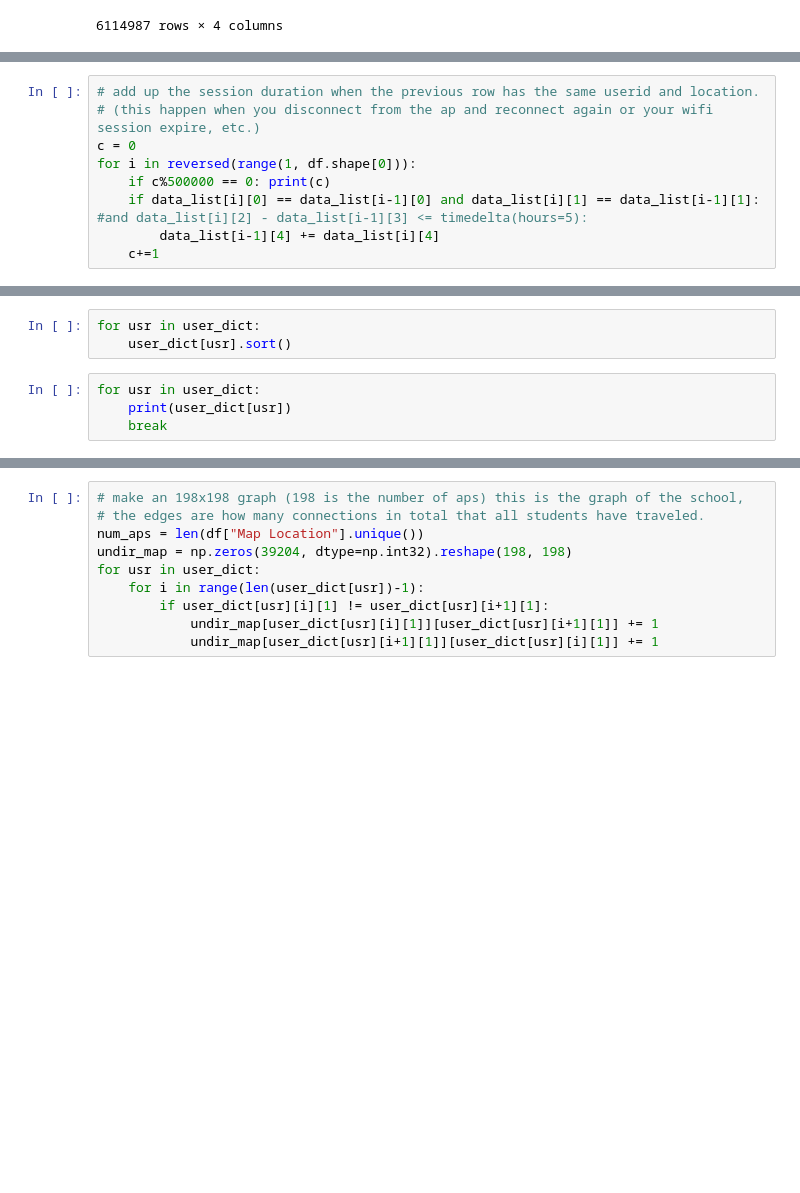
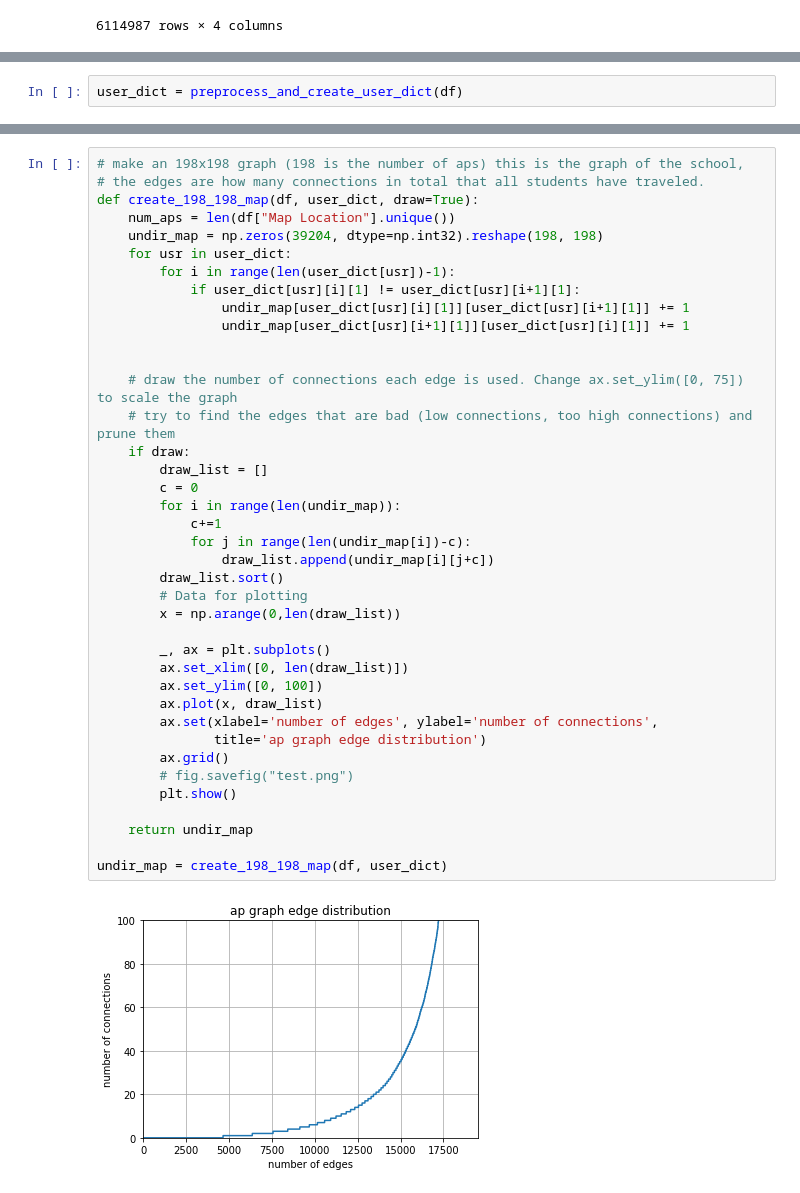
Before and after one commit to tninh/Online-Mobility-Pattern-Prediction, a Jupyter notebook: feature_extraction-Copy3.ipynb, the cells around one changed output, grey strips where cells are left out. Drawn from its saved outputs; the diff is of its cells as text; blank space fills up the shorter version.

```diff
--- a/feature_extraction-Copy3.ipynb
+++ b/feature_extraction-Copy3.ipynb
@@ -141,9 +168,0 @@ data_list = sorted(data_list, key=lambda element: (element[0], element[2]))
-# %%
-# add up the session duration when the previous row has the same userid and location.
-# (this happen when you disconnect from the ap and reconnect again or your wifi session expire, etc.)
-c = 0
-for i in reversed(range(1, df.shape[0])):
-    if c%500000 == 0: print(c)
-    if data_list[i][0] == data_list[i-1][0] and data_list[i][1] == data_list[i-1][1]: #and data_list[i][2] - data_list[i-1][3] <= timedelta(hours=5):
-        data_list[i-1][4] += data_list[i][4]
-    c+=1
@@ -199,7 +168,0 @@ for row in final_data_list:
-# %%
-for usr in user_dict:
-    user_dict[usr].sort()
-# %%
-for usr in user_dict:
-    print(user_dict[usr])
-    break
@@ -207,0 +169,2 @@ for usr in user_dict:
+# %%
+user_dict = preprocess_and_create_user_dict(df)
@@ -208,10 +188,41 @@ for usr in user_dict:
 # %%
 # make an 198x198 graph (198 is the number of aps) this is the graph of the school,
 # the edges are how many connections in total that all students have traveled.
-num_aps = len(df["Map Location"].unique())
-undir_map = np.zeros(39204, dtype=np.int32).reshape(198, 198)
-for usr in user_dict:
-    for i in range(len(user_dict[usr])-1):
-        if user_dict[usr][i][1] != user_dict[usr][i+1][1]:
-            undir_map[user_dict[usr][i][1]][user_dict[usr][i+1][1]] += 1
-            undir_map[user_dict[usr][i+1][1]][user_dict[usr][i][1]] += 1
+def create_198_198_map(df, user_dict, draw=True):
+    num_aps = len(df["Map Location"].unique())
+    undir_map = np.zeros(39204, dtype=np.int32).reshape(198, 198)
+    for usr in user_dict:
+        for i in range(len(user_dict[usr])-1):
+            if user_dict[usr][i][1] != user_dict[usr][i+1][1]:
+                undir_map[user_dict[usr][i][1]][user_dict[usr][i+1][1]] += 1
+                undir_map[user_dict[usr][i+1][1]][user_dict[usr][i][1]] += 1
+
+
+    # draw the number of connections each edge is used. Change ax.set_ylim([0, 75]) to scale the graph
+    # try to find the edges that are bad (low connections, too high connections) and prune them
+    if draw:
+        draw_list = []
+        c = 0
+        for i in range(len(undir_map)):
+            c+=1
+            for j in range(len(undir_map[i])-c):
+                draw_list.append(undir_map[i][j+c])
+        draw_list.sort()
+        # Data for plotting
+        x = np.arange(0,len(draw_list))
+
+        _, ax = plt.subplots()
+        ax.set_xlim([0, len(draw_list)])
+        ax.set_ylim([0, 100])
+        ax.plot(x, draw_list)
+        ax.set(xlabel='number of edges', ylabel='number of connections',
+               title='ap graph edge distribution')
+        ax.grid()
+        # fig.savefig("test.png")
+        plt.show()
+
+    return undir_map
+
+undir_map = create_198_198_map(df, user_dict)
+# %% [output]
+[figure, added]
```
Also changed, not shown: parts of 34 cells of this notebook.
